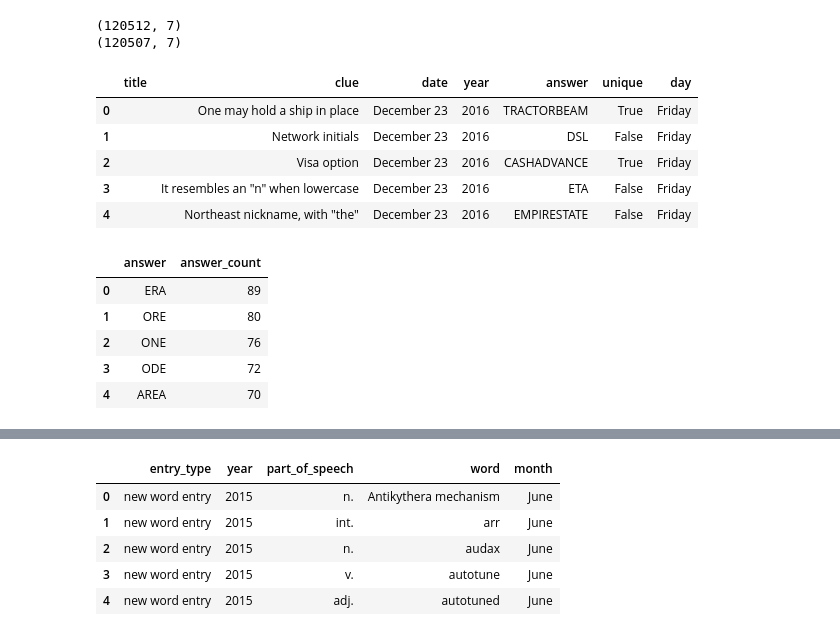
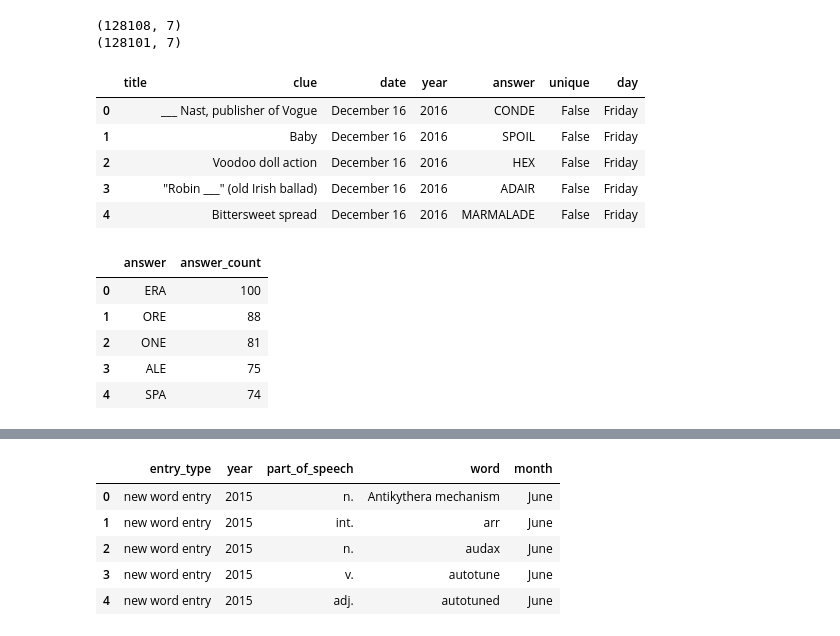
Before and after one commit to nycdatasci/bootcamp009_project, a Jupyter notebook: Project2-WebScraping/Rachelkogan/cw/CW_wrangling-2.ipynb, the cells around one changed output, grey strips where cells are left out. Drawn from its saved outputs; the diff is of its cells as text; code cells hidden in the pictures.

```diff
--- a/Project2-WebScraping/Rachelkogan/cw/CW_wrangling-2.ipynb
+++ b/Project2-WebScraping/Rachelkogan/cw/CW_wrangling-2.ipynb
@@ -173,19 +169,19 @@ cw_15.head()
 # %%
-cw = pd.concat([cw_2, cw_4, cw_5, cw_6, cw_7, cw_8, cw_9, cw_10, cw_11, cw_12, cw_13, cw_14, cw_15],
+cw = pd.concat([cw_2, cw_3, cw_4, cw_5, cw_6, cw_7, cw_8, cw_9, cw_10, cw_11, cw_12, cw_13, cw_14, cw_15],
                ignore_index=True)
 print cw.shape
 cw.dropna(inplace=True)
 print cw.shape
 cw.head()
 # %% [output]
-(120512, 7)
-(120507, 7)
+(128108, 7)
+(128101, 7)
 |  | title | clue | date | year | answer | unique | day |
-| 0 |  | One may hold a ship in place | December 23 | 2016 | TRACTORBEAM | True | Friday |
-| 1 |  | Network initials | December 23 | 2016 | DSL | False | Friday |
-| 2 |  | Visa option | December 23 | 2016 | CASHADVANCE | True | Friday |
-| 3 |  | It resembles an "n" when lowercase | December 23 | 2016 | ETA | False | Friday |
-| 4 |  | Northeast nickname, with "the" | December 23 | 2016 | EMPIRESTATE | False | Friday |
+| 0 |  | ___ Nast, publisher of Vogue | December 16 | 2016 | CONDE | False | Friday |
+| 1 |  | Baby | December 16 | 2016 | SPOIL | False | Friday |
+| 2 |  | Voodoo doll action | December 16 | 2016 | HEX | False | Friday |
+| 3 |  | "Robin ___" (old Irish ballad) | December 16 | 2016 | ADAIR | False | Friday |
+| 4 |  | Bittersweet spread | December 16 | 2016 | MARMALADE | False | Friday |
 # %%
 cw['answer'].value_counts()
 vals = pd.DataFrame(cw['answer'].value_counts()).reset_index()
@@ -194,8 +190,8 @@ vals.columns = ['answer', 'answer_count']
 vals.head()
 # %% [output]
 |  | answer | answer_count |
-| 0 | ERA | 89 |
-| 1 | ORE | 80 |
-| 2 | ONE | 76 |
-| 3 | ODE | 72 |
-| 4 | AREA | 70 |
+| 0 | ERA | 100 |
+| 1 | ORE | 88 |
+| 2 | ONE | 81 |
+| 3 | ALE | 75 |
+| 4 | SPA | 74 |
```
Also changed, not shown: parts of 26 cells of this notebook, 20 other files.
